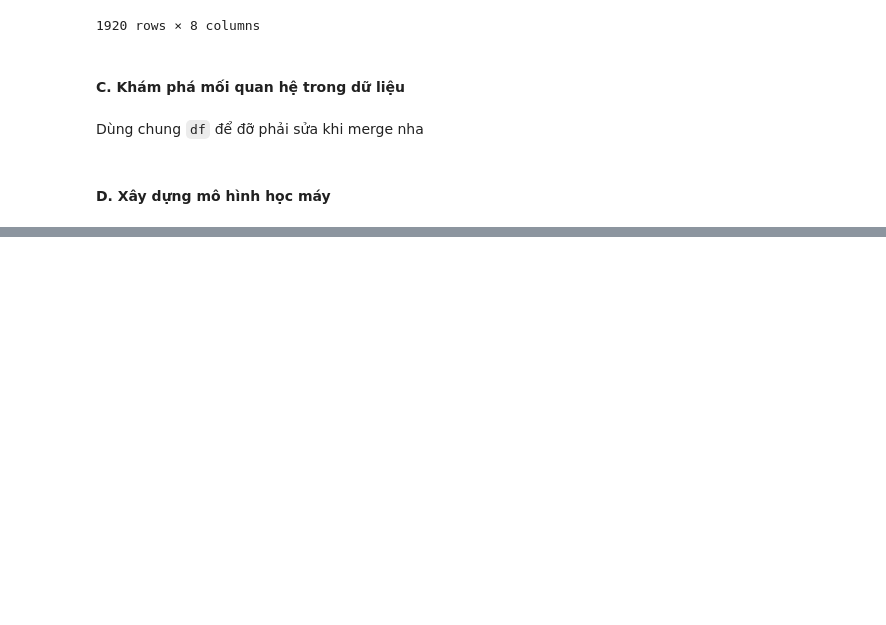
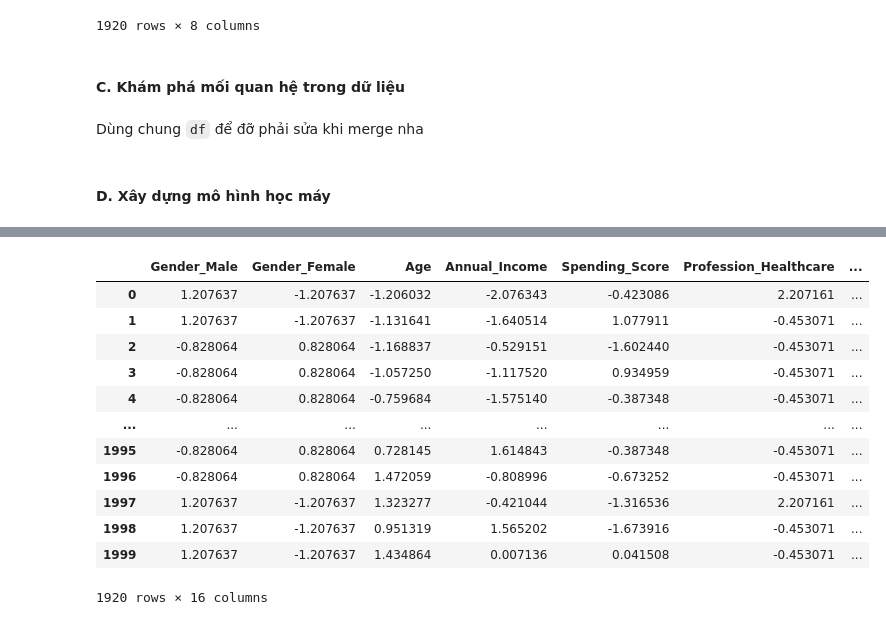
Before and after one commit to tungbtt/Lab01_DV, a Jupyter notebook: lab01.ipynb, the cells around one changed output, grey strips where cells are left out. Drawn from its saved outputs; the diff is of its cells as text; code cells hidden in the pictures; blank space fills up the shorter version.

```diff
--- a/lab01.ipynb
+++ b/lab01.ipynb
@@ -319,0 +408,18 @@ Làm khi còn thời gian
+# %%
+from scipy.stats import zscore
+df_encoded = df_encoded.apply(zscore)
+df_encoded
+# %% [output]
+|  | Gender_Male | Gender_Female | Age | Annual_Income | Spending_Score | Profession_Healthcare | ... |
+| 0 | 1.207637 | -1.207637 | -1.206032 | -2.076343 | -0.423086 | 2.207161 | ... |
+| 1 | 1.207637 | -1.207637 | -1.131641 | -1.640514 | 1.077911 | -0.453071 | ... |
+| 2 | -0.828064 | 0.828064 | -1.168837 | -0.529151 | -1.602440 | -0.453071 | ... |
+| 3 | -0.828064 | 0.828064 | -1.057250 | -1.117520 | 0.934959 | -0.453071 | ... |
+| 4 | -0.828064 | 0.828064 | -0.759684 | -1.575140 | -0.387348 | -0.453071 | ... |
+| ... | ... | ... | ... | ... | ... | ... | ... |
+| 1995 | -0.828064 | 0.828064 | 0.728145 | 1.614843 | -0.387348 | -0.453071 | ... |
+| 1996 | -0.828064 | 0.828064 | 1.472059 | -0.808996 | -0.673252 | -0.453071 | ... |
+| 1997 | 1.207637 | -1.207637 | 1.323277 | -0.421044 | -1.316536 | 2.207161 | ... |
+| 1998 | 1.207637 | -1.207637 | 0.951319 | 1.565202 | -1.673916 | -0.453071 | ... |
+| 1999 | 1.207637 | -1.207637 | 1.434864 | 0.007136 | 0.041508 | -0.453071 | ... |
+1920 rows × 16 columns
```
Also changed, not shown: parts of 23 cells of this notebook.
